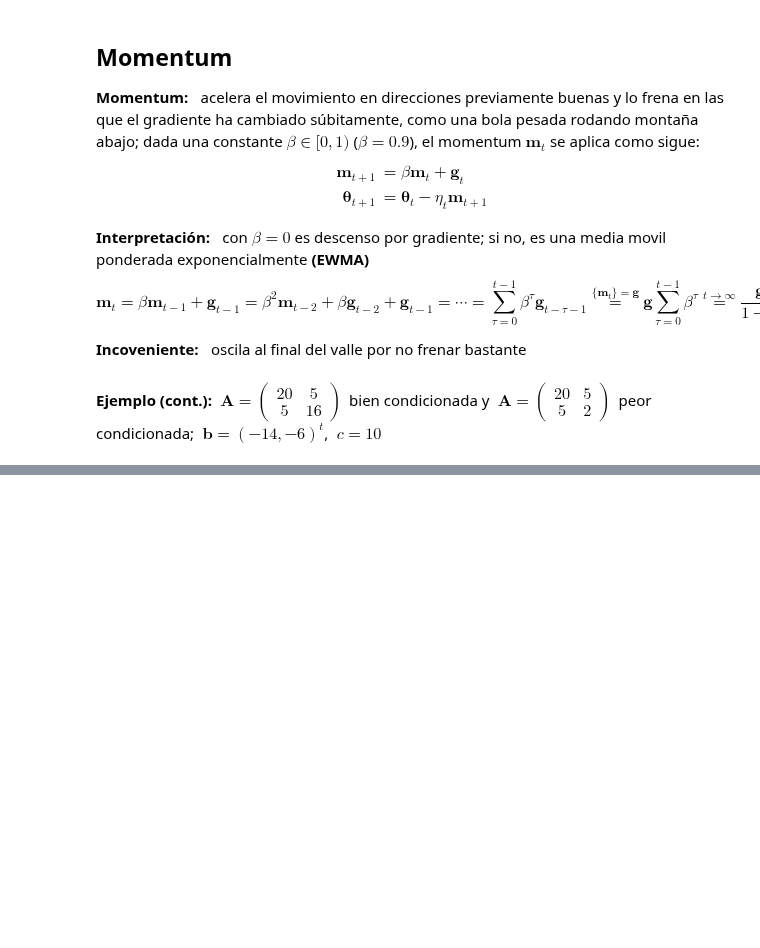
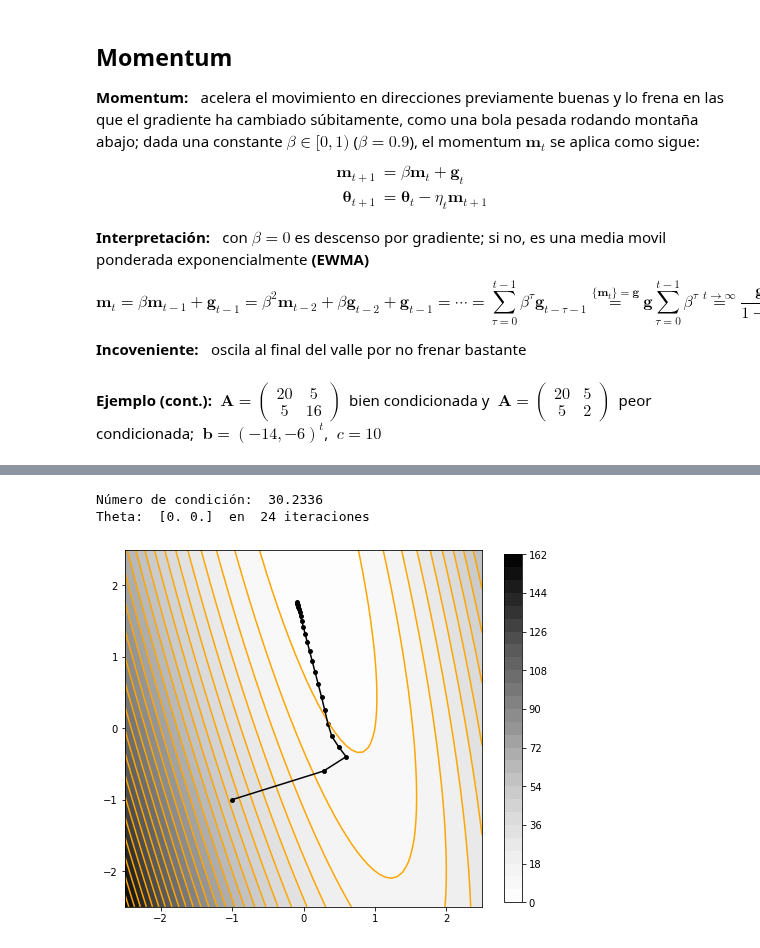
Before and after one commit to AlfonsJ/PML1, a Jupyter notebook: P01 Fundamentos/T08 Optimización/8.2 Métodos de primer orden/8.2.4 Momentum.ipynb, the cells around one changed output, grey strips where cells are left out. Saved outputs shown, nothing was run; the diff lists cells and outputs as text; code cells hidden in the pictures; blank space fills up the shorter version.

```diff
--- a/P01 Fundamentos/T08 Optimización/8.2 Métodos de primer orden/8.2.4 Momentum.ipynb
+++ b/P01 Fundamentos/T08 Optimización/8.2 Métodos de primer orden/8.2.4 Momentum.ipynb
@@ -59,0 +75,21 @@ Número de condición:  30.2336
+# %%
+import numpy as np
+import matplotlib.pyplot as plt
+beta = 0.8 # <--- prueba otros valores
+eta = 0.02 # <--- con otros valores no converge o lo hace muy lentamente
+# A, b, c = np.array([ [20, 5], [5, 16] ]), np.array([-14, -6]), 10 # <--- bien condicionada
+A, b, c = np.array([ [20, 5], [5,  2] ]), np.array([-14, -6]), 10 # <--- mal condicionada
+print("Número de condición: ", np.round(np.linalg.cond(A), 4))
+L = lambda th: 0.5 * th.T @ A @ th + b @ th + c
+grad = lambda th: (A + A.T) @ th + b
+T = 100; TH = np.zeros((T, 2)); TH[0, :] = np.array([-1.0, -1.0])
+tol = 0.01; delta = np.inf; t = 1; m = np.zeros(2)
+while np.max(np.abs(delta)) > tol and t < T:
+    m = beta * m - eta * grad(TH[t-1, :] + beta * m); delta = m; TH[t, :] = TH[t-1, :] + delta; t = t + 1
+th1, th2 = np.linspace(-2.5, 2.5, num=64), np.linspace(-2.5, 2.5, num=64)
+fig, ax = plt.subplots(1, 1, figsize=(8, 8)); ax.set(aspect='equal')
+plot_8_2_4(ax, th1, th2, L, TH[:t, :]); print("Theta: ",  TH[t, :], " en ", t , "iteraciones")
+# %% [output]
+Número de condición:  30.2336
+Theta:  [0. 0.]  en  24 iteraciones
+[figure, added]
```
Also changed, not shown: parts of 2 cells of this notebook.
